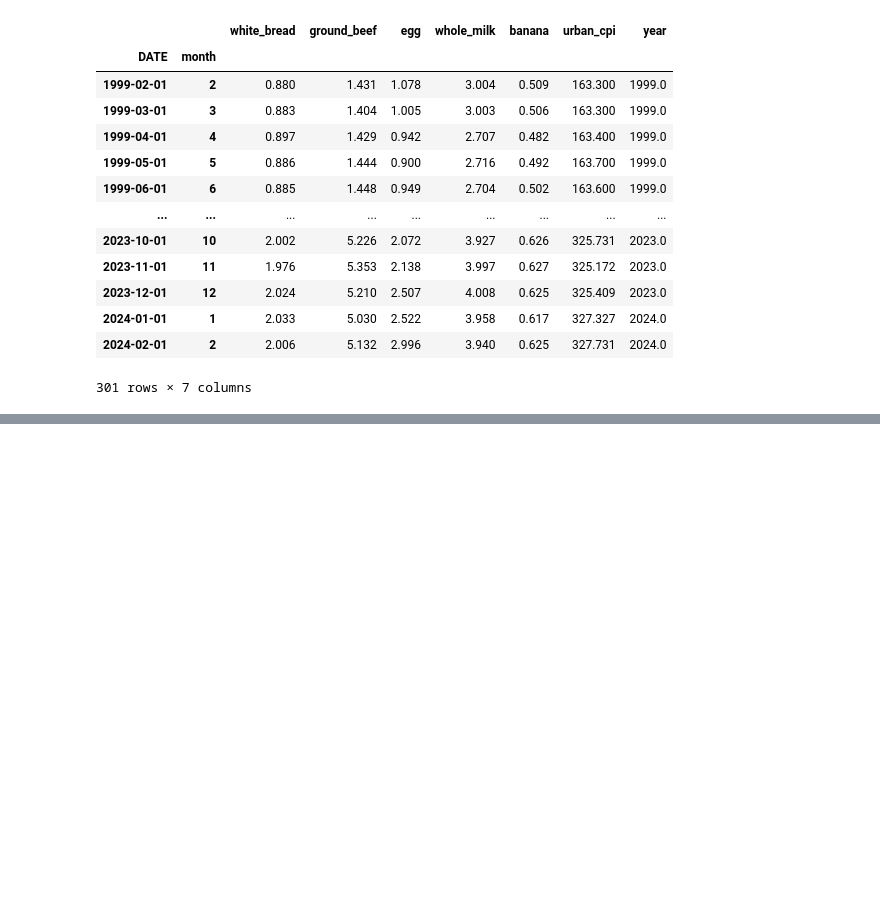
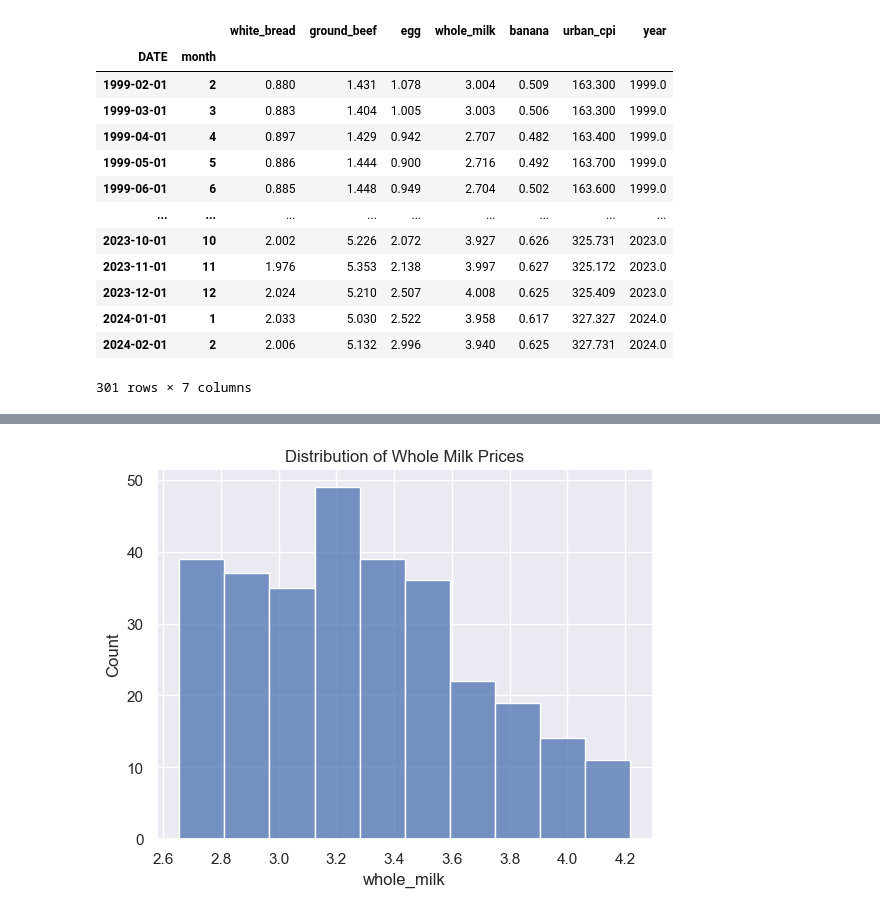
Before and after one commit to matthewjchin/grocerypriceanalysis, a Jupyter notebook: fred_groceries_eda.ipynb, the cells around one changed output, grey strips where cells are left out. Drawn from its saved outputs; the diff is of its cells as text; code cells hidden in the pictures; blank space fills up the shorter version.

```diff
--- a/fred_groceries_eda.ipynb
+++ b/fred_groceries_eda.ipynb
@@ -276,0 +287,6 @@ groceries_df.groupby(['DATE', 'month']).median()
+# %%
+sns.histplot(groceries_df['whole_milk'])
+plt.title('Distribution of Whole Milk Prices')
+plt.show()
+# %% [output]
+[figure, added]
```
Also changed, not shown: parts of 5 cells of this notebook, 1 other file.
